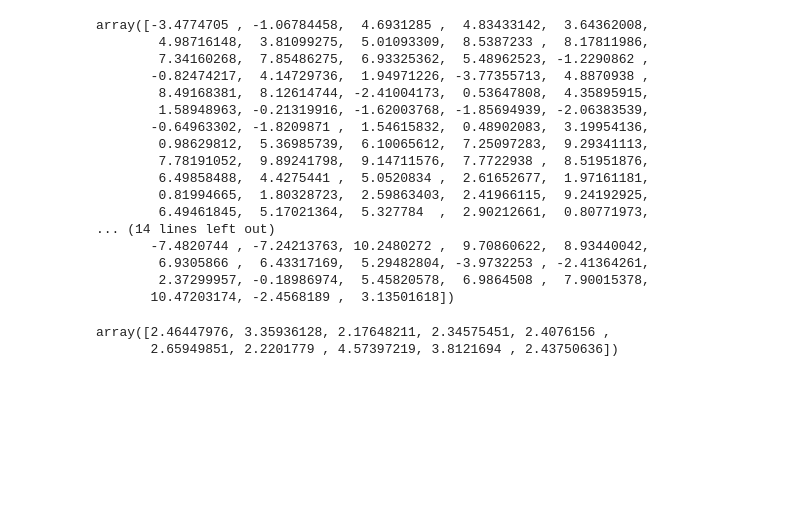
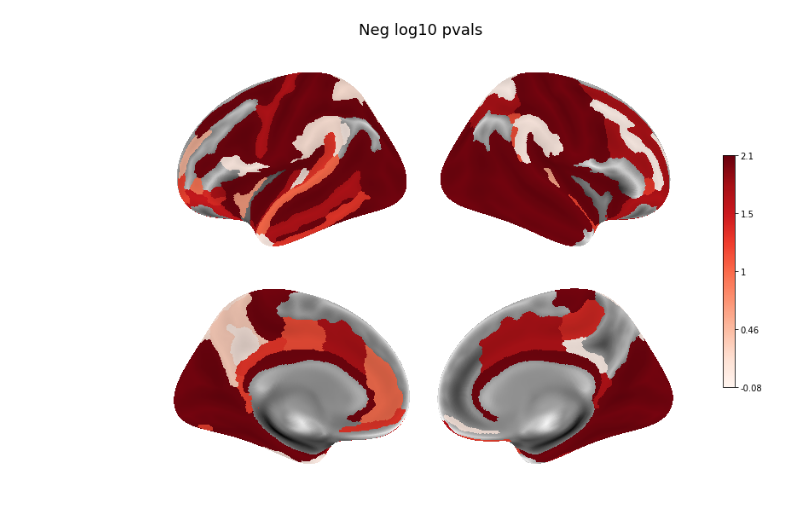
Before and after one commit to sahahn/neurotools, a Jupyter notebook: examples/rois_permutations_abcd_example.ipynb, the cells around one changed output. Cells and saved outputs as stored; diff of their text form; code cells hidden in the pictures; blank space fills up the shorter version.

```diff
--- a/examples/rois_permutations_abcd_example.ipynb
+++ b/examples/rois_permutations_abcd_example.ipynb
@@ -65,25 +91,6 @@ plot(v, title='Raw v-stats', threshold=.1)
-# %%
-original_scores
-# %% [output]
-array([-3.4774705 , -1.06784458,  4.6931285 ,  4.83433142,  3.64362008,
-        4.98716148,  3.81099275,  5.01093309,  8.5387233 ,  8.17811986,
-        7.34160268,  7.85486275,  6.93325362,  5.48962523, -1.2290862 ,
-       -0.82474217,  4.14729736,  1.94971226, -3.77355713,  4.8870938 ,
-        8.49168381,  8.12614744, -2.41004173,  0.53647808,  4.35895915,
-        1.58948963, -0.21319916, -1.62003768, -1.85694939, -2.06383539,
-       -0.64963302, -1.8209871 ,  1.54615832,  0.48902083,  3.19954136,
-        0.98629812,  5.36985739,  6.10065612,  7.25097283,  9.29341113,
-        7.78191052,  9.89241798,  9.14711576,  7.7722938 ,  8.51951876,
-        6.49858488,  4.4275441 ,  5.0520834 ,  2.61652677,  1.97161181,
-        0.81994665,  1.80328723,  2.59863403,  2.41966115,  9.24192925,
-        6.49461845,  5.17021364,  5.327784  ,  2.90212661,  0.80771973,
-... (14 lines left out)
-       -7.4820744 , -7.24213763, 10.2480272 ,  9.70860622,  8.93440042,
-        6.9305866 ,  6.43317169,  5.29482804, -3.9732253 , -2.41364261,
-        2.37299957, -0.18986974,  5.45820578,  6.9864508 ,  7.90015378,
-       10.47203174, -2.4568189 ,  3.13501618])
-# %%
-h0_vmax
-# %% [output]
-array([2.46447976, 3.35936128, 2.17648211, 2.34575451, 2.4076156 ,
-       2.65949851, 2.2201779 , 4.57397219, 3.8121694 , 2.43750636])
+# %%
+neg_log_pvals = -np.log10(pvals)
+v = to_vertex(neg_log_pvals , roi_names)
+plot(v, title='Neg log10 pvals', threshold=.001)
+# %% [output]
+[figure, added]
```
Also changed, not shown: parts of 10 cells of this notebook, 9 other files.
